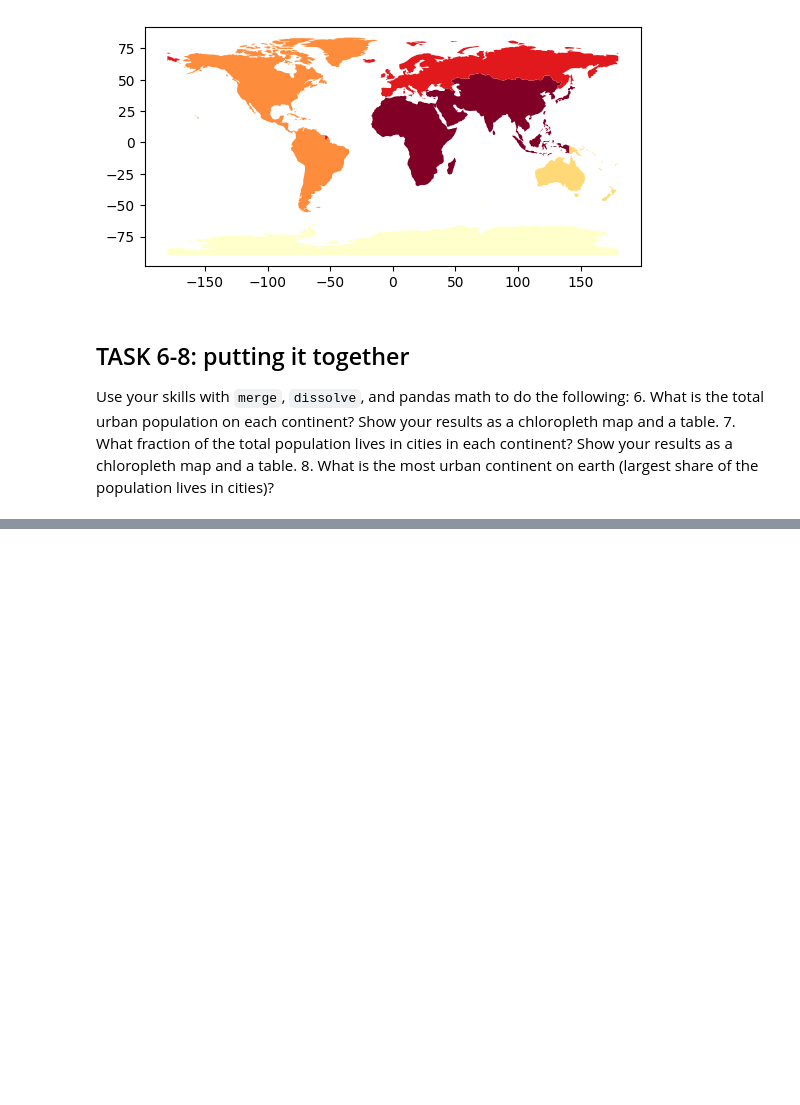
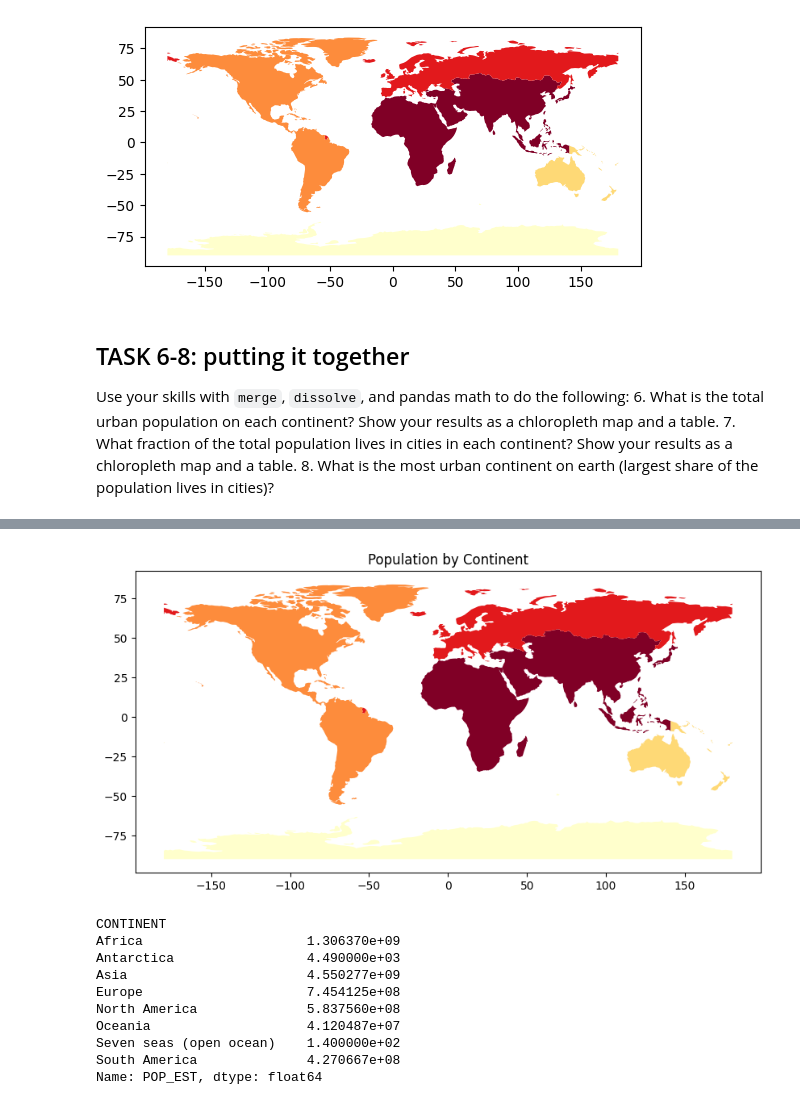
Before and after one commit to LizCarter492/EnvDatSci, a Jupyter notebook: CodeSprints/VectorData101.ipynb, the cells around one changed output, grey strips where cells are left out. Cells and saved outputs as stored; diff of their text form; code cells hidden in the pictures; blank space fills up the shorter version.

```diff
--- a/CodeSprints/VectorData101.ipynb
+++ b/CodeSprints/VectorData101.ipynb
@@ -807,0 +718,32 @@ list(world.columns)
+# %%
+# Task 6 code here:
+# - What is the total urban population on each continent? Show your results as a chloropleth map and a table.
+
+continents_geom_pop = world[['CONTINENT', 'geometry', 'POP_EST']]
+
+# sum by continent
+ContPop = continents_geom_pop.dissolve(by='CONTINENT', aggfunc='sum')
+
+# plot
+f, ax = plt.subplots(figsize=(10, 6))
+ContPop.plot(ax=ax, column = 'POP_EST', scheme='quantiles', cmap='YlOrRd')
+plt.title(label='Population by Continent')
+plt.show()
+
+
+# table
+ContPop_Table = ContPop['POP_EST'];
+
+print(ContPop_Table)
+# %% [output]
+[figure, added]
+CONTINENT
+Africa                     1.306370e+09
+Antarctica                 4.490000e+03
+Asia                       4.550277e+09
+Europe                     7.454125e+08
+North America              5.837560e+08
+Oceania                    4.120487e+07
+Seven seas (open ocean)    1.400000e+02
+South America              4.270667e+08
+Name: POP_EST, dtype: float64
```
Also changed, not shown: parts of 17 cells of this notebook.
